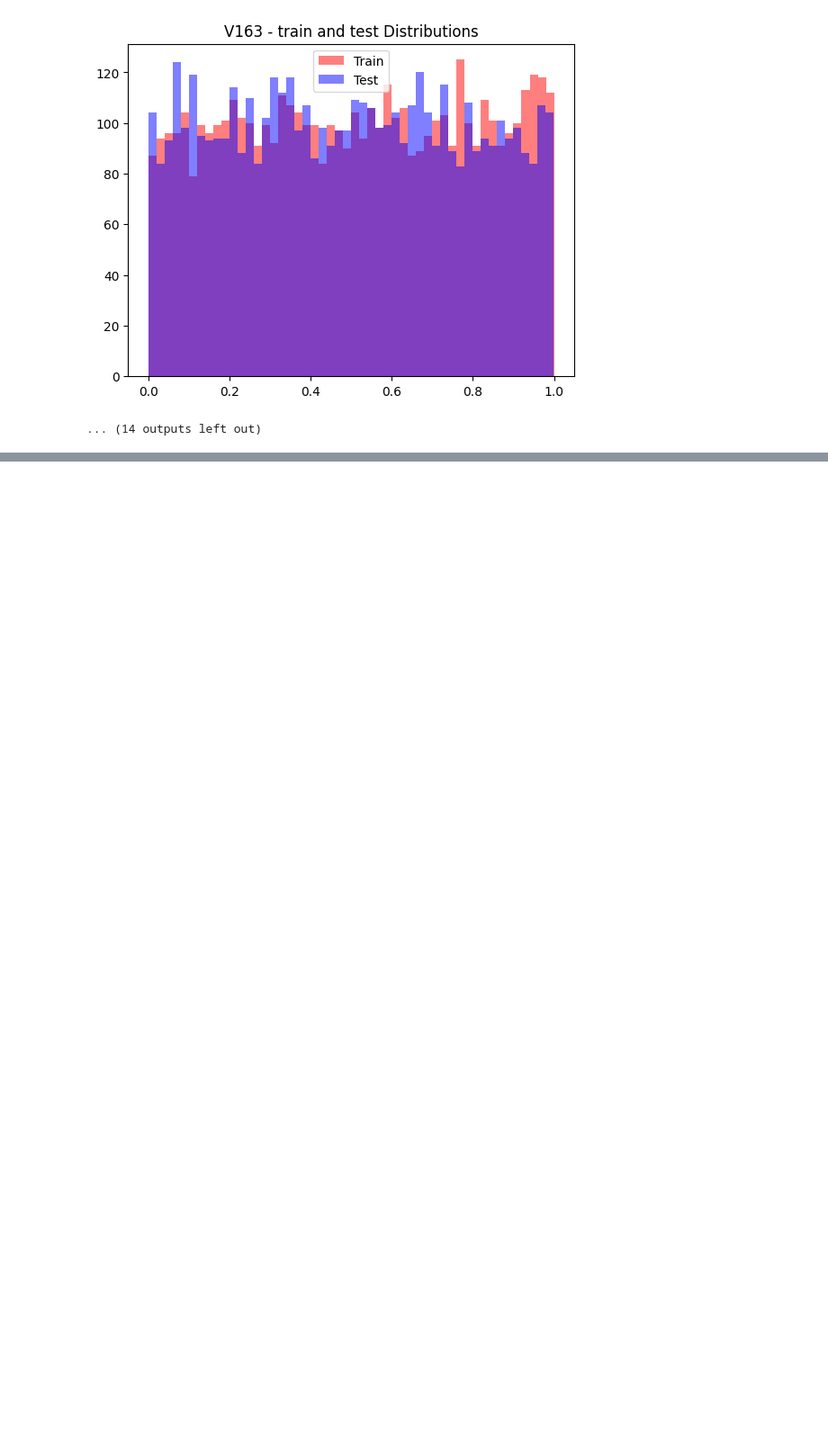
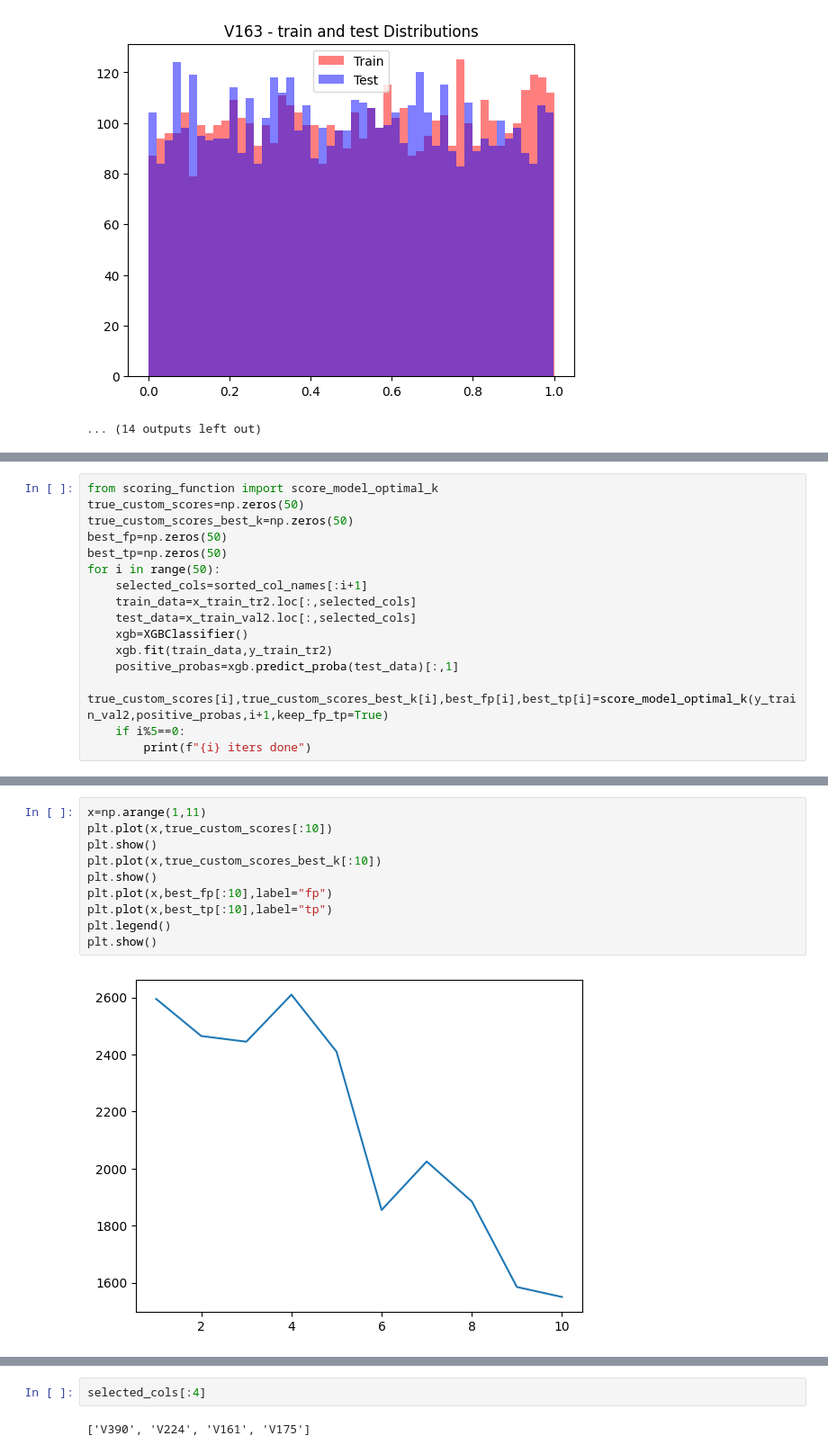
Before and after one commit to M-SZEWCZAK/-Cost-Sensitive-Predictive-Modeling, a Jupyter notebook: eda/aml_project2_eda.ipynb, the cells around one changed output, grey strips where cells are left out. Shown at 90% size. Cells and saved outputs as stored; diff of their text form; blank space fills up the shorter version.

Commit message:
deeper EDA,added custom scoring function

```diff
--- a/eda/aml_project2_eda.ipynb
+++ b/eda/aml_project2_eda.ipynb
@@ -132,0 +244,16 @@ for i in range(len(drifted_features)):
+# %%
+from scoring_function import score_model_optimal_k
+true_custom_scores=np.zeros(50)
+true_custom_scores_best_k=np.zeros(50)
+best_fp=np.zeros(50)
+best_tp=np.zeros(50)
+for i in range(50):
+    selected_cols=sorted_col_names[:i+1]
+    train_data=x_train_tr2.loc[:,selected_cols]
+    test_data=x_train_val2.loc[:,selected_cols]
+    xgb=XGBClassifier()
+    xgb.fit(train_data,y_train_tr2)
+    positive_probas=xgb.predict_proba(test_data)[:,1]
+    true_custom_scores[i],true_custom_scores_best_k[i],best_fp[i],best_tp[i]=score_model_optimal_k(y_train_val2,positive_probas,i+1,keep_fp_tp=True)
+    if i%5==0:
+        print(f"{i} iters done")
@@ -132,0 +271,12 @@ for i in range(len(drifted_features)):
+# %%
+x=np.arange(1,11)
+plt.plot(x,true_custom_scores[:10])
+plt.show()
+plt.plot(x,true_custom_scores_best_k[:10])
+plt.show()
+plt.plot(x,best_fp[:10],label="fp")
+plt.plot(x,best_tp[:10],label="tp")
+plt.legend()
+plt.show()
+# %% [output]
+[figure, added]
@@ -132,0 +285,4 @@ for i in range(len(drifted_features)):
+# %%
+selected_cols[:4]
+# %% [output]
+['V390', 'V224', 'V161', 'V175']
```
Also changed, not shown: parts of 42 cells of this notebook, 1 other file.
